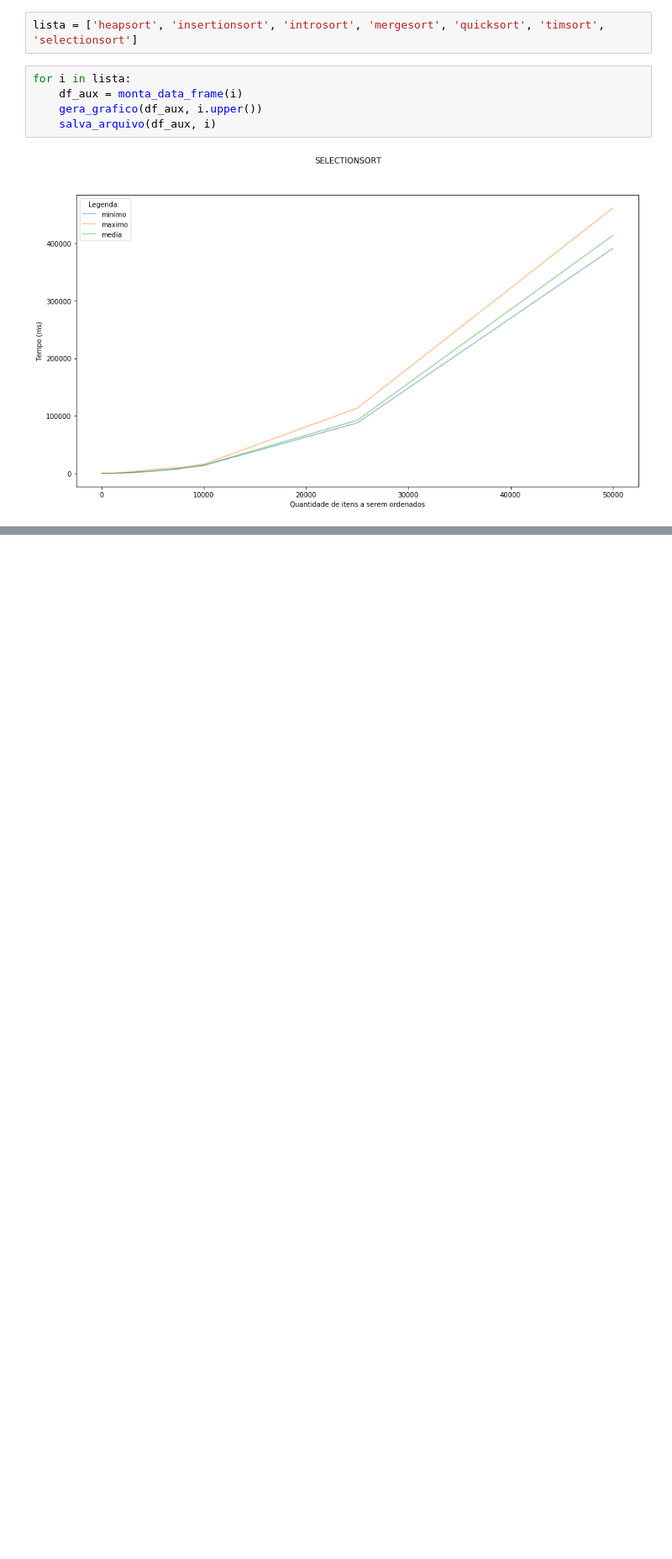
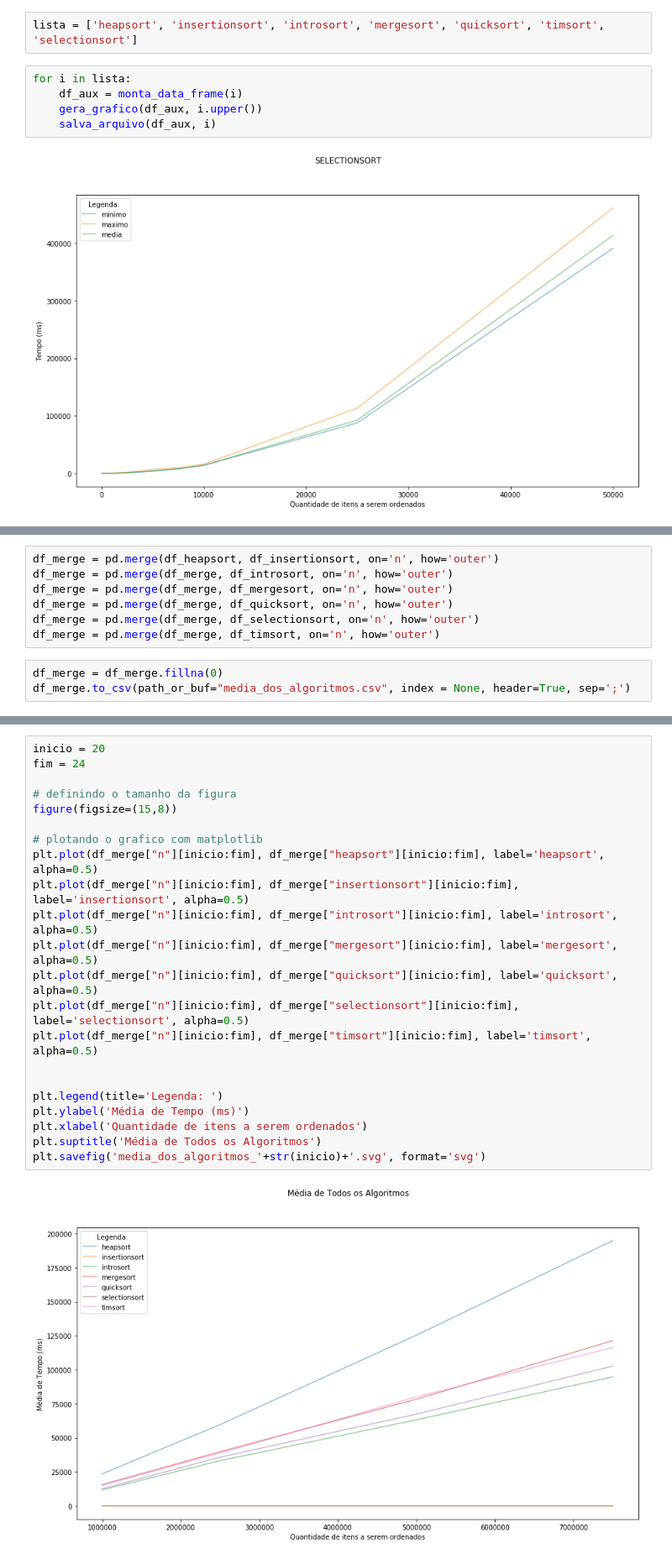
Before and after one commit to duraes-antonio/TPA_trab2, a Jupyter notebook: src/util/graph_generator.ipynb, the cells around one changed output, grey strips where cells are left out. Shown at 84% size. Cells and saved outputs as stored; diff of their text form; blank space fills up the shorter version.

Commit message:
feat(analises): analisando todos os algortimos em um unico grafico

```diff
--- a/src/util/graph_generator.ipynb
+++ b/src/util/graph_generator.ipynb
@@ -73,0 +99,10 @@ for i in lista:
+# %%
+df_merge = pd.merge(df_heapsort, df_insertionsort, on='n', how='outer')
+df_merge = pd.merge(df_merge, df_introsort, on='n', how='outer')
+df_merge = pd.merge(df_merge, df_mergesort, on='n', how='outer')
+df_merge = pd.merge(df_merge, df_quicksort, on='n', how='outer')
+df_merge = pd.merge(df_merge, df_selectionsort, on='n', how='outer')
+df_merge = pd.merge(df_merge, df_timsort, on='n', how='outer')
+# %%
+df_merge = df_merge.fillna(0)
+df_merge.to_csv(path_or_buf="media_dos_algoritmos.csv", index = None, header=True, sep=';')
@@ -73,0 +129,24 @@ for i in lista:
+# %%
+inicio = 20
+fim = 24
+
+# definindo o tamanho da figura
+figure(figsize=(15,8))
+
+# plotando o grafico com matplotlib
+plt.plot(df_merge["n"][inicio:fim], df_merge["heapsort"][inicio:fim], label='heapsort', alpha=0.5)
+plt.plot(df_merge["n"][inicio:fim], df_merge["insertionsort"][inicio:fim], label='insertionsort', alpha=0.5)
+plt.plot(df_merge["n"][inicio:fim], df_merge["introsort"][inicio:fim], label='introsort', alpha=0.5)
+plt.plot(df_merge["n"][inicio:fim], df_merge["mergesort"][inicio:fim], label='mergesort', alpha=0.5)
+plt.plot(df_merge["n"][inicio:fim], df_merge["quicksort"][inicio:fim], label='quicksort', alpha=0.5)
+plt.plot(df_merge["n"][inicio:fim], df_merge["selectionsort"][inicio:fim], label='selectionsort', alpha=0.5)
+plt.plot(df_merge["n"][inicio:fim], df_merge["timsort"][inicio:fim], label='timsort', alpha=0.5)
+
+
+plt.legend(title='Legenda: ')
+plt.ylabel('Média de Tempo (ms)')
+plt.xlabel('Quantidade de itens a serem ordenados')
+plt.suptitle('Média de Todos os Algoritmos')
+plt.savefig('media_dos_algoritmos_'+str(inicio)+'.svg', format='svg')
+# %% [output]
+[figure, added]
```
Also changed, not shown: parts of 5 cells of this notebook, 7 other files.
